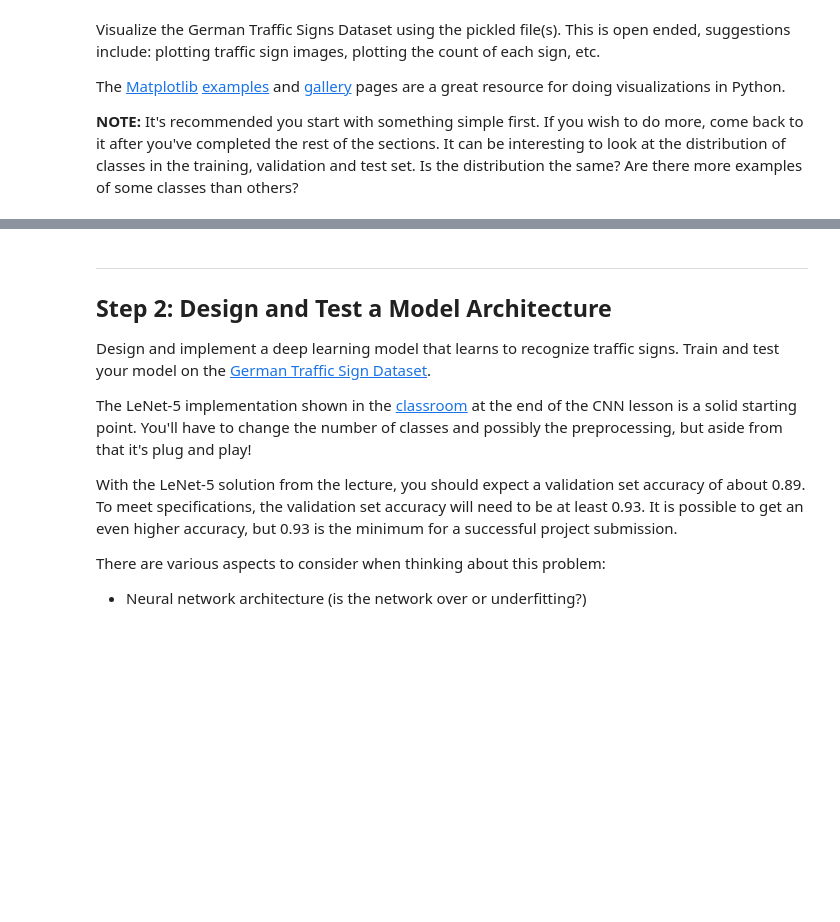
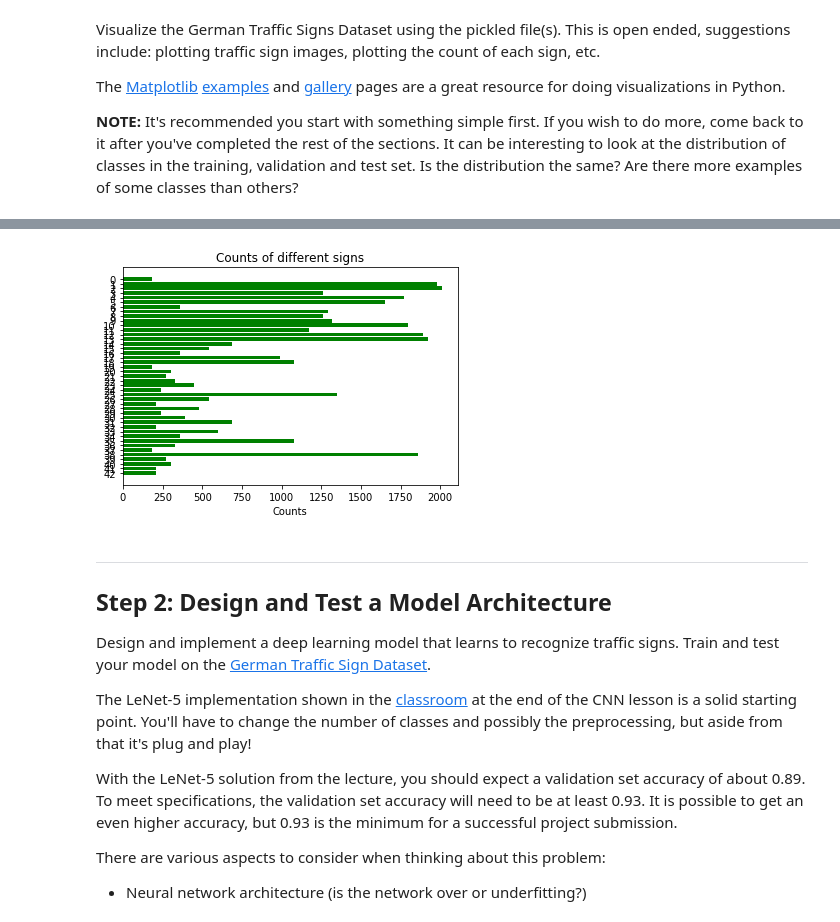
Before and after one commit to guangyangai/CarND-Traffic-Sign-Classifier-Project, a Jupyter notebook: Traffic_Sign_Classifier.ipynb, the cells around one changed output, grey strips where cells are left out. Drawn from its saved outputs; the diff is of its cells as text; code cells hidden in the pictures; blank space fills up the shorter version.

```diff
--- a/Traffic_Sign_Classifier.ipynb
+++ b/Traffic_Sign_Classifier.ipynb
@@ -69,21 +69,21 @@ Complete the basic data summary below. Use python, numpy and/or pandas methods t
 # %%
 ### Replace each question mark with the appropriate value.
 ### Use python, pandas or numpy methods rather than hard coding the results
-
+import numpy as np
 # TODO: Number of training examples
-n_train = ?
+n_train = X_train.shape[0]
 
 # TODO: Number of validation examples
-n_validation = ?
+n_validation = X_valid.shape[0]
 
 # TODO: Number of testing examples.
-n_test = ?
+n_test = X_test.shape[0]
 
 # TODO: What's the shape of an traffic sign image?
-image_shape = ?
+image_shape = (X_train.shape[1],X_train.shape[2])
 
 # TODO: How many unique classes/labels there are in the dataset.
-n_classes = ?
+n_classes = len(np.unique(y_train))
 
 print("Number of training examples =", n_train)
 print("Number of testing examples =", n_test)
@@ -105,0 +126,11 @@ import matplotlib.pyplot as plt
+# %%
+#plot count of each sign
+count_of_signs = {}
+for i in range(n_train):
+    if y_train[i] in count_of_signs:
+        count_of_signs[y_train[i]] += 1
+    else:
+        count_of_signs[y_train[i]] = 1
+count_of_signs
+#count_of_signs.keys()
+#count_of_signs.values()
@@ -106,3 +155,23 @@ import matplotlib.pyplot as plt
+# %%
+%matplotlib inline
+fig, ax = plt.subplots()
+# Example data
+signs = count_of_signs.keys()
+y_pos = np.arange(len(signs))
+counts = count_of_signs.values()
+
+
+ax.barh(y_pos, counts, align='center',
+        color='green')
+ax.set_yticks(y_pos)
+ax.set_yticklabels(signs)
+ax.invert_yaxis()  # labels read top-to-bottom
+ax.set_xlabel('Counts')
+ax.set_title('Counts of different signs')
+
+plt.show()
+# %% [output]
+[figure, added]
 # %% [markdown]
 ----
 
```
Also changed, not shown: parts of 4 cells of this notebook.
